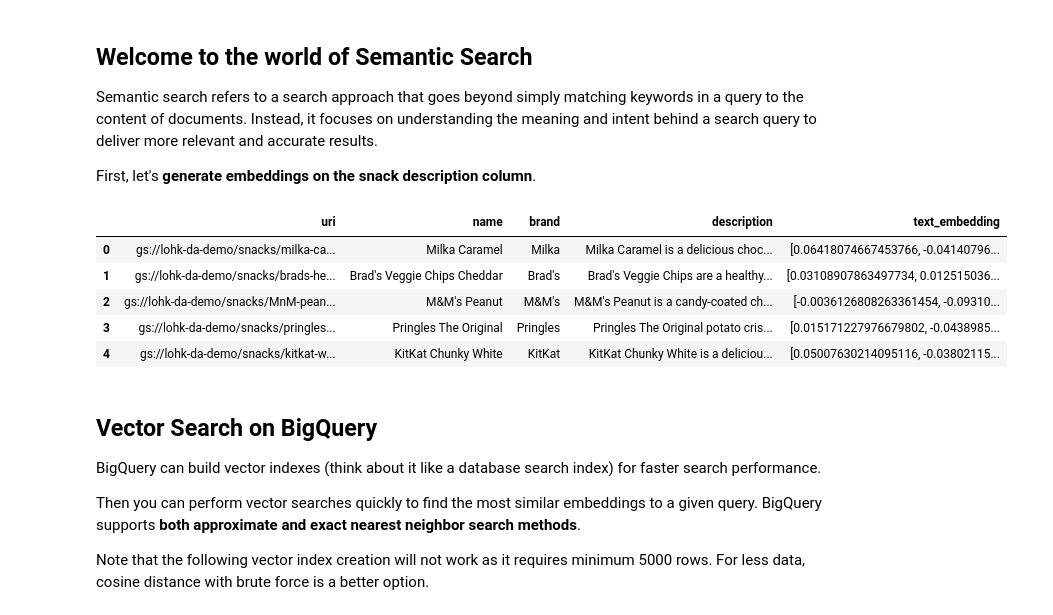
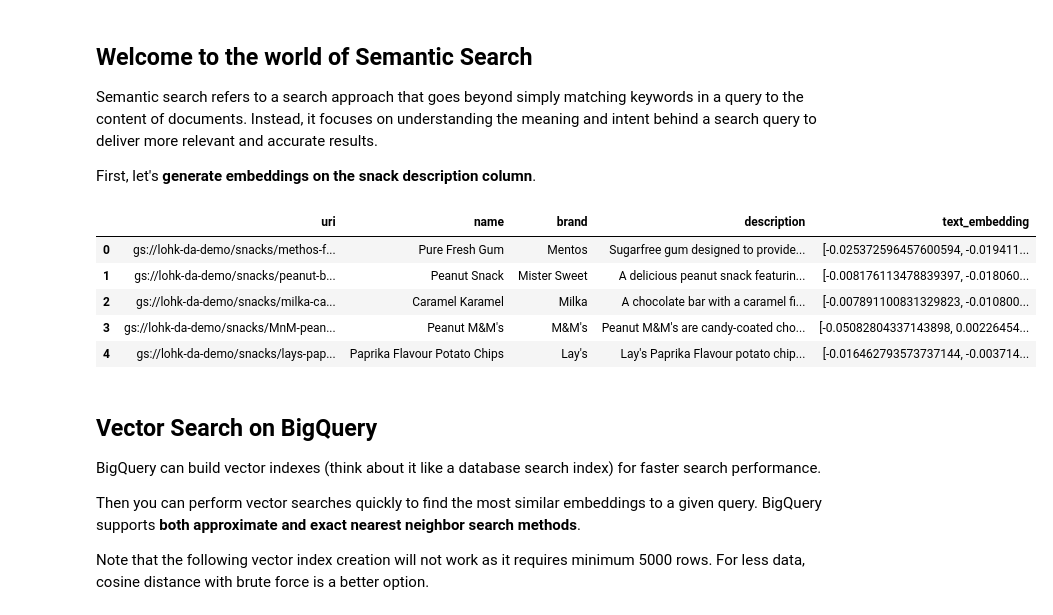
Before and after one commit to steveloh/demo, a Jupyter notebook: bigquery/gemini/Demo - Building a Snack Specialist Store in minutes.ipynb, the cells around one changed output. Cells and saved outputs as stored; diff of their text form; code cells hidden in the pictures.

```diff
--- a/bigquery/gemini/Demo - Building a Snack Specialist Store in minutes.ipynb
+++ b/bigquery/gemini/Demo - Building a Snack Specialist Store in minutes.ipynb
@@ -197,27 +203,27 @@ First, let's **generate embeddings on the snack description column**.
 # %%
 # generate text embeddings for a description column (must be renamed to 'content')
 # it will generate embedding of 768 inner records because a text-embeddings produces 768 dimenions
 
 %%bigquery
 CREATE OR REPLACE TABLE `snack_specialist.snack_embeddings`
-AS SELECT uri, name, brand, content as description, text_embedding
+AS SELECT uri, name, brand, content as description, ml_generate_embedding_result as text_embedding
 FROM
-  ML.GENERATE_TEXT_EMBEDDING(
+  ML.GENERATE_EMBEDDING(
     MODEL `snack_specialist.embedding_model`,
     (SELECT uri, name, brand, description as content
       FROM `snack_specialist.snack` limit 10
     ),
     STRUCT(TRUE AS flatten_json_output)
   );
 
 SELECT * FROM `snack_specialist.snack_embeddings` limit 5;
 # %% [output]
 |  | uri | name | brand | description | text_embedding |
-| 0 | gs://lohk-da-demo/snacks/milka-ca... | Milka Caramel | Milka | Milka Caramel is a delicious choc... | [0.06418074667453766, -0.04140796... |
-| 1 | gs://lohk-da-demo/snacks/brads-he... | Brad's Veggie Chips Cheddar | Brad's | Brad's Veggie Chips are a healthy... | [0.03108907863497734, 0.012515036... |
-| 2 | gs://lohk-da-demo/snacks/MnM-pean... | M&M's Peanut | M&M's | M&M's Peanut is a candy-coated ch... | [-0.0036126808263361454, -0.09310... |
-| 3 | gs://lohk-da-demo/snacks/pringles... | Pringles The Original | Pringles | Pringles The Original potato cris... | [0.015171227976679802, -0.0438985... |
-| 4 | gs://lohk-da-demo/snacks/kitkat-w... | KitKat Chunky White | KitKat | KitKat Chunky White is a deliciou... | [0.05007630214095116, -0.03802115... |
+| 0 | gs://lohk-da-demo/snacks/methos-f... | Pure Fresh Gum | Mentos | Sugarfree gum designed to provide... | [-0.025372596457600594, -0.019411... |
+| 1 | gs://lohk-da-demo/snacks/peanut-b... | Peanut Snack | Mister Sweet | A delicious peanut snack featurin... | [-0.008176113478839397, -0.018060... |
+| 2 | gs://lohk-da-demo/snacks/milka-ca... | Caramel Karamel | Milka | A chocolate bar with a caramel fi... | [-0.007891100831329823, -0.010800... |
+| 3 | gs://lohk-da-demo/snacks/MnM-pean... | Peanut M&M's | M&M's | Peanut M&M's are candy-coated cho... | [-0.05082804337143898, 0.00226454... |
+| 4 | gs://lohk-da-demo/snacks/lays-pap... | Paprika Flavour Potato Chips | Lay's | Lay's Paprika Flavour potato chip... | [-0.016462793573737144, -0.003714... |
 # %% [markdown]
 ## Vector Search on BigQuery
 
```
Also changed, not shown: parts of 20 cells of this notebook, 3 other files.
